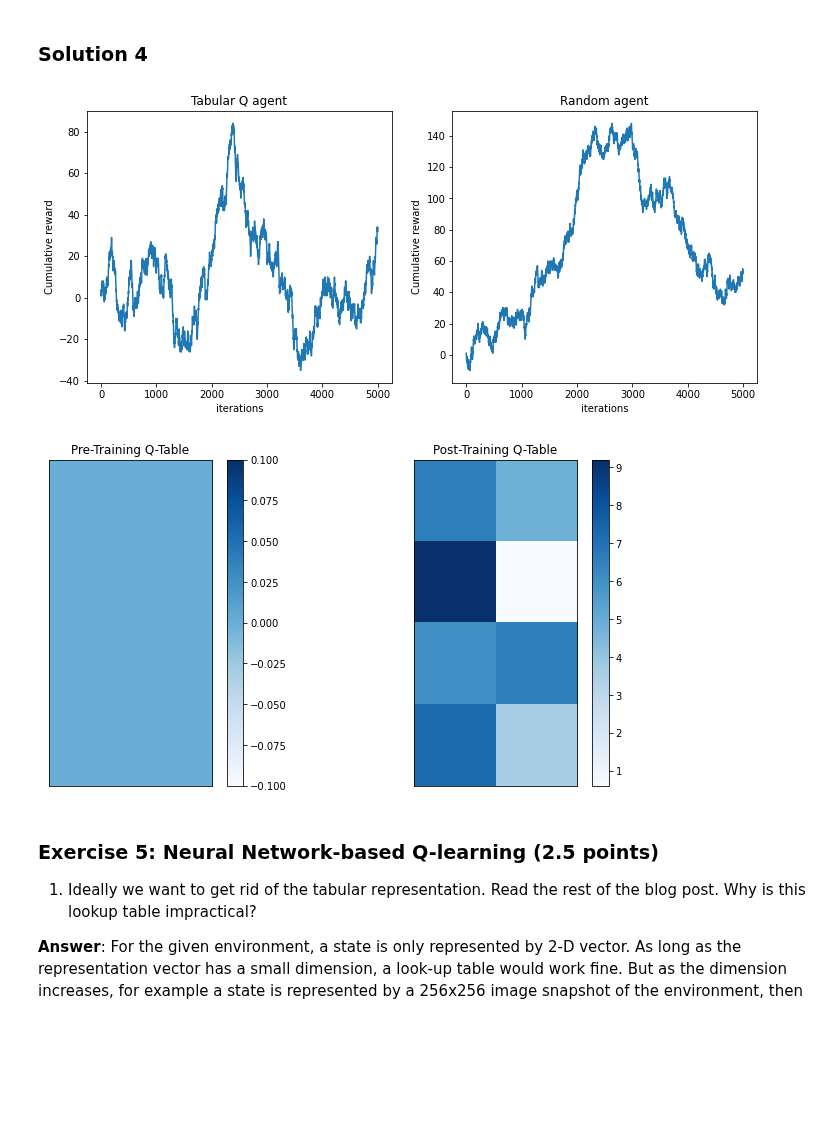
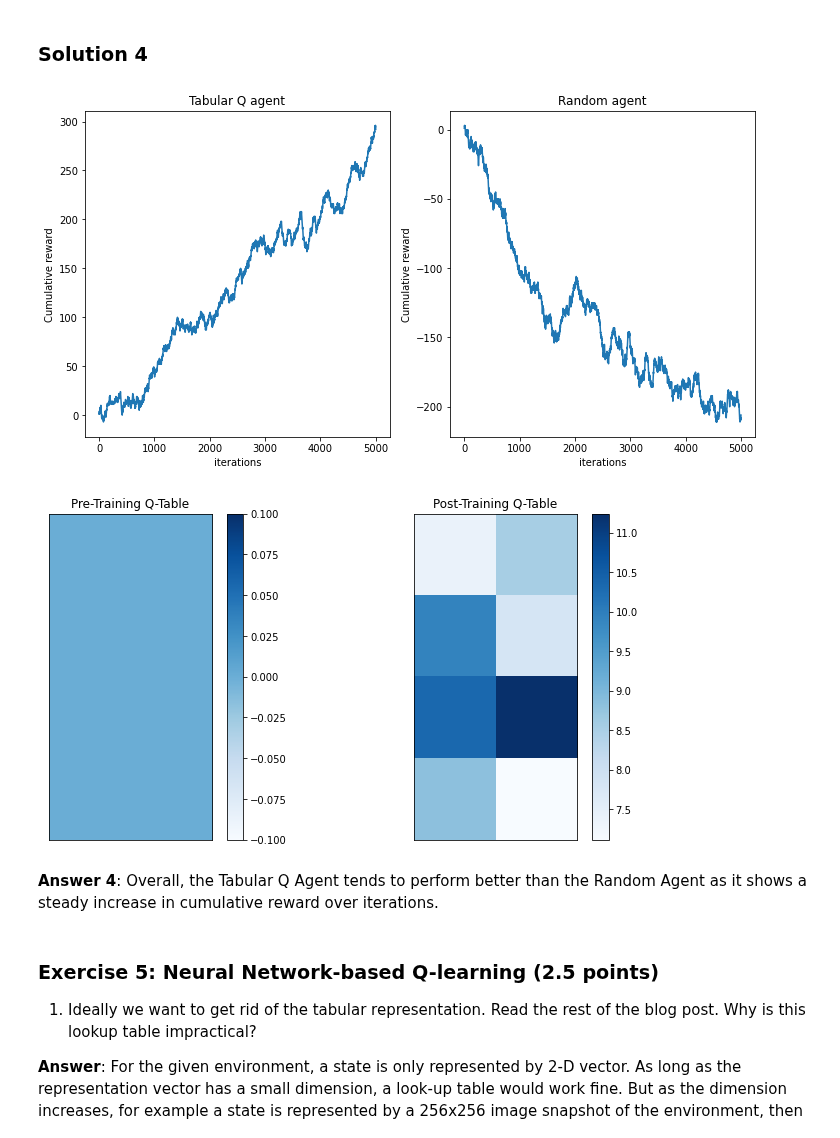
Before and after one commit to AjinkyaIndulkar/neural-networks-1920, a Jupyter notebook: P7 - Reinforcement Learning/Chapter_11_reinforcement_learning.ipynb, the cells around one changed output. Saved outputs shown, nothing was run; the diff lists cells and outputs as text; code cells hidden in the pictures; blank space fills up the shorter version.

```diff
--- a/P7 - Reinforcement Learning/Chapter_11_reinforcement_learning.ipynb
+++ b/P7 - Reinforcement Learning/Chapter_11_reinforcement_learning.ipynb
@@ -287,12 +287,7 @@ class TabularQAgent(object):
         s = self.env.asint(observation)
 
         # Choose an action by greedily picking from the Q-table (corresponding entry for s and a)
-        a = 0
-        highestA = 0
-        Qarray = self.Q[s]
-        for i in range(len(Qarray)):
-            if Qarray[i] > highestA:
-                a = i
+        a = np.unravel_index(self.Q[s].argmax(), self.Q[s].shape)[0]
 
         return a
 
@@ -347,7 +342,7 @@ R_tab = run_agent(env, tab_agent, epsilon=0.05, n_iter=5000)
 cumul_reward_tab = cumulative_reward(R_tab)
 
 # Plot cumulative reward
-plt.figure(figsize=(12,5))
+plt.figure(figsize=(12,6))
 plt.subplot(1, 2, 1)
 plt.plot(cumul_reward_tab)
 plt.xlabel('iterations')
@@ -355,35 +350,37 @@ plt.ylabel('Cumulative reward')
 plt.title('Tabular Q agent')
 
 plt.subplot(1,2,2)
 plt.plot(cumul_reward)
 plt.xlabel('iterations')
 plt.ylabel('Cumulative reward')
 plt.title('Random agent')
 plt.show()
 
 # Plot Q table before and after training
 tab_qtable_after = tab_agent.get_Q().copy()
 
 plt.figure(figsize=(12,6))
 
 plt.subplot(1,2,1)
 plt.imshow(tab_qtable_init, cmap='Blues')
 plt.title('Pre-Training Q-Table')
 plt.colorbar()
 plt.xticks([])
 plt.yticks([])
 
 plt.subplot(1,2,2)
 plt.imshow(tab_qtable_after, cmap='Blues')
 plt.title('Post-Training Q-Table')
 plt.colorbar()
 plt.xticks([])
 plt.yticks([])
 
 plt.show()
 # %% [output]
-[figure, old version]
+[figure, new version]
-[figure, old version]
+[figure, new version]
+# %% [markdown]
+**Answer 4**: Overall, the Tabular Q Agent tends to perform better than the Random Agent as it shows a steady increase in cumulative reward over iterations.
 # %% [markdown]
 ### Exercise 5: Neural Network-based Q-learning (2.5 points)
 
```
Also changed, not shown: parts of 5 cells of this notebook.
